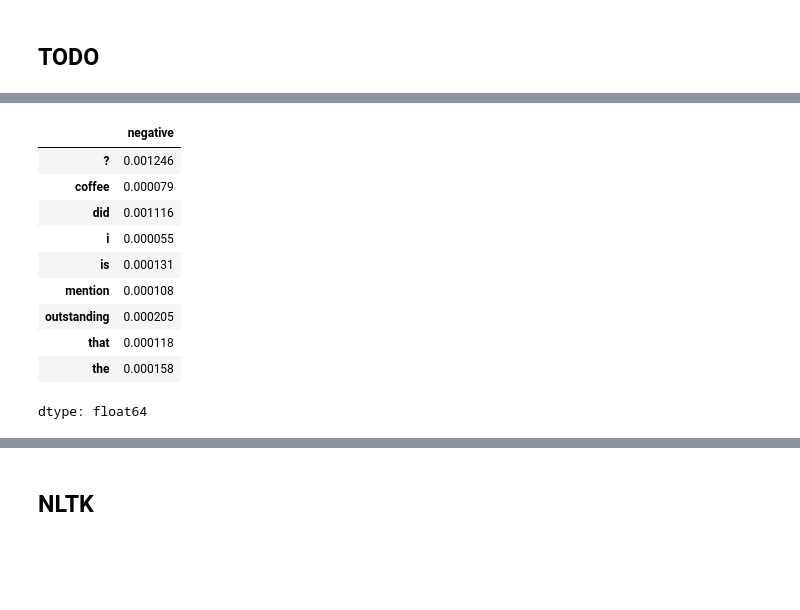
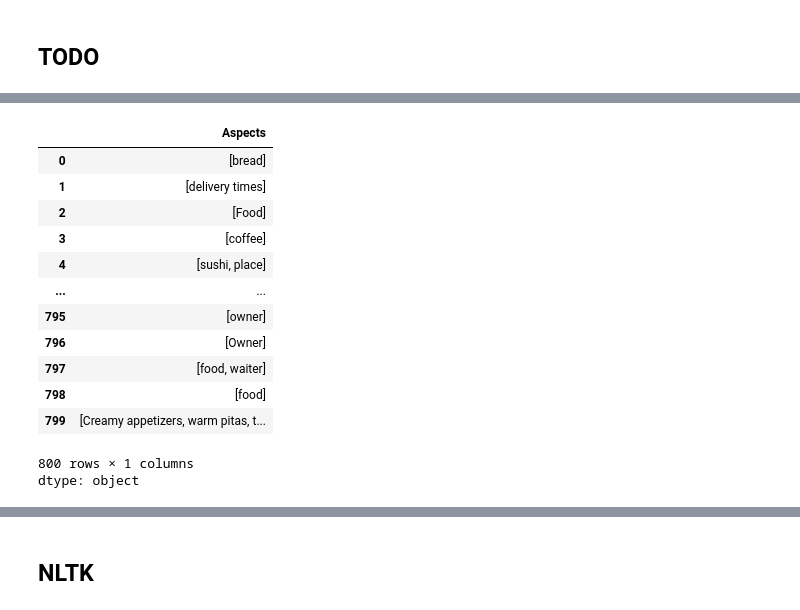
Before and after one commit to tabaraei/aspect-based-sentiment-analysis, a Jupyter notebook: ABSA.ipynb, the cells around one changed output, grey strips where cells are left out. Cells and saved outputs as stored; diff of their text form; code cells hidden in the pictures; blank space fills up the shorter version.

```diff
--- a/ABSA.ipynb
+++ b/ABSA.ipynb
@@ -64,11 +68,12 @@ class Visualization:
         ax = sns.heatmap(cm, annot=True, fmt='d', cmap='crest', xticklabels=pred_labels, yticklabels=true_labels)
         ax.set(xlabel='Predicted Labels', ylabel='True Labels', title='Confusion Matrix')
 
-    def aspect_detection_evaluation(self, metrics_df):
+    def aspect_detection_evaluation(self, df, best_aspect_threshold):
         plt.figure(figsize=(10, 6))
-        ax = sns.lineplot(data=metrics_df, x='Threshold', y='Value', hue='Metric', marker='o', palette='Set2')
+        ax = sns.lineplot(data=df, x='Threshold', y='Value', hue='Metric', marker='', palette='Set2')
         ax.set_ylim(0, 1)
         ax.set(xlabel='Threshold', ylabel='Metric Value', title='Evaluation Metrics vs Thresholds')
+        plt.axvline(x=best_aspect_threshold, color='grey', linestyle='--')
 
 visualize = Visualization()
 # %% [markdown]
@@ -743,18 +702,17 @@ KeyboardInterrupt:
-# %%
-aspect_threshold = 0
-prediction = clf.predict(vectorized_doc)[0]
-local_explain = pd.DataFrame(clf.explain(vectorized_doc).toarray(), index=AD.features, columns=AD.class_labels)
-candidates = local_explain[prediction][local_explain[prediction] > aspect_threshold]
-candidates
-# %% [output]
-|  | negative |
-| ? | 0.001246 |
-| coffee | 0.000079 |
-| did | 0.001116 |
-| i | 0.000055 |
-| is | 0.000131 |
-| mention | 0.000108 |
-| outstanding | 0.000205 |
-| that | 0.000118 |
-| the | 0.000158 |
-dtype: float64
+# %%
+AD.test_df['Aspects']
+# %% [output]
+|  | Aspects |
+| 0 | [bread] |
+| 1 | [delivery times] |
+| 2 | [Food] |
+| 3 | [coffee] |
+| 4 | [sushi, place] |
+| ... | ... |
+| 795 | [owner] |
+| 796 | [Owner] |
+| 797 | [food, waiter] |
+| 798 | [food] |
+| 799 | [Creamy appetizers, warm pitas, t... |
+800 rows × 1 columns
+dtype: object
```
Also changed, not shown: parts of 27 cells of this notebook.
